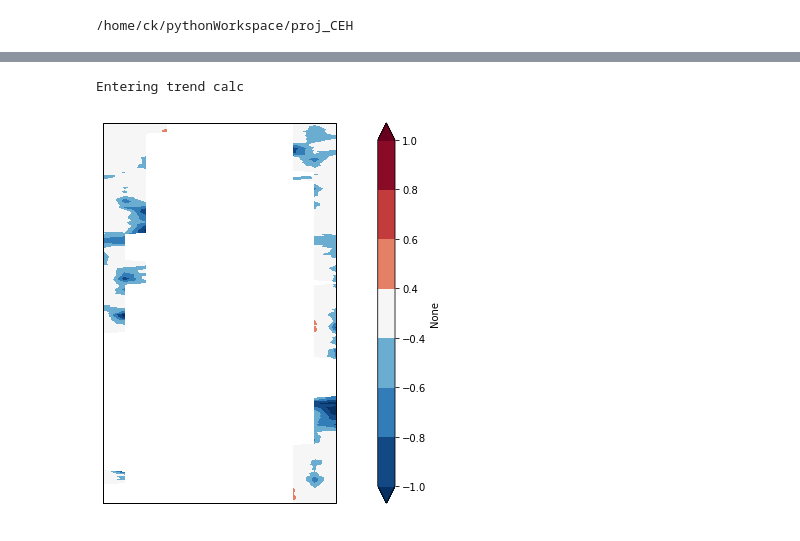
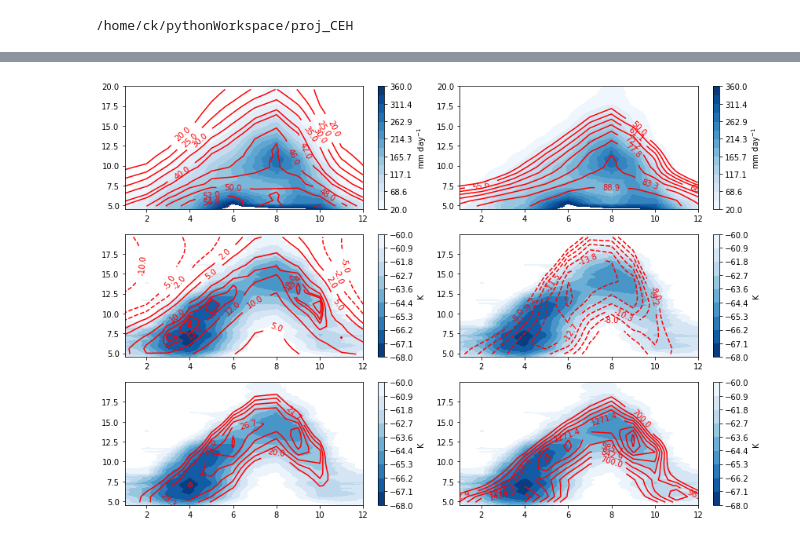
Before and after one commit to cornkle/proj_CEH, a Jupyter notebook: notebooks/CLOVER_HOVMOELLERS.ipynb, the cells around one changed output, grey strips where cells are left out. Saved outputs shown, nothing was run; the diff lists cells and outputs as text; code cells hidden in the pictures.

```diff
--- a/notebooks/CLOVER_HOVMOELLERS.ipynb
+++ b/notebooks/CLOVER_HOVMOELLERS.ipynb
@@ -43,16 +43,21 @@ era_srfc = xr.open_dataset(cnst.ERA5_MONTHLY_SRFC_SYNOP)
 era_srfc = era_srfc.where((era_srfc['t2m'])['time.hour'] == 12, drop=True)
 era_srfc = u_darrays.flip_lat(era_srfc)
 # %%
-era_srfc = era_srfc.sel(latitude=slice(4.5,20), longitude=slice(-12,12)).groupby('time.month').mean('time').mean('longitude')
+era_srfc = era_srfc.sel(latitude=slice(4.5,20), longitude=slice(-10,10)).groupby('time.month').mean('time').mean('longitude')
 # %%
-era_pl = era_pl.sel(latitude=slice(4.5,20), longitude=slice(-12,12)).groupby('time.month').mean('time').mean('longitude')
+era_pl = era_pl.sel(latitude=slice(4.5,20), longitude=slice(-10,10)).groupby('time.month').mean('time').mean('longitude')
 # %%
-shear = era_pl['u'].sel(level=slice(600,650)).mean('level') - era_pl['u'].sel(level=slice(850,900)).mean('level')
+u_shear = era_pl['u'].sel(level=slice(600,700)).mean('level') - era_pl['u'].sel(level=slice(900,925)).mean('level')
+v_shear = era_pl['v'].sel(level=slice(600,700)).mean('level') - era_pl['v'].sel(level=slice(900,925)).mean('level')
 q = era_pl['q'].sel(level=slice(850,925)).mean('level')
 qmid = era_pl['q'].sel(level=700)
+rh = era_pl['r'].sel(level=925)
 tdiff = era_pl['t'].sel(level=700)-era_pl['t'].sel(level=600)
+theta_low = u_met.theta_e(925,era_pl['t'].sel(level=925).values-273.15,era_pl['q'].sel(level=925).values)
+theta_high = u_met.theta_e(700,era_pl['t'].sel(level=700).values-273.15,era_pl['q'].sel(level=700).values)
+thetadiff = theta_low-theta_high
 
-div = era_pl['d'].sel(level=slice(850,950)).mean('level') * (era_pl['q'].sel(level=slice(850,950)).mean('level')*1000)
+div = era_pl['d'].sel(level=slice(850,900)).mean('level') * (era_pl['q'].sel(level=slice(850,900)).mean('level')*1000)
 
 tpw = era_srfc['tcwv']
 cape = era_srfc['cape']
@@ -100,9 +84,7 @@ trend['slope'].values[trend['pval'].values>0.05] = 0
 # %%
 ## a clean way of plotting - use matplotlib functions directly:
 
-def draw_map(data, lon, lat, l1, l2, nb,title=None,  mask_sig=None, quiver=None, contour=None, contour2=None, cbar_label=None,cmap='Blues'):
-    f=plt.figure(figsize=(15,7))  # this opens a plot window
-    ax = f.add_subplot(111)  # this opens a new plot axis
+def draw_map(ax, data, lon, lat, l1, l2, nb,title=None,  mask_sig=None, quiver=None, contour=None, contour2=None, cbar_label=None,cmap=None):
     #mapp = ax.contourf(lon, lat, data, **kwargs)  # this is the actual plot
     nb_lev = nb
     cmapp = uplot.discrete_cmap(nb_lev, base_cmap=cmap)
@@ -110,7 +92,7 @@ def draw_map(data, lon, lat, l1, l2, nb,title=None,  mask_sig=None, quiver=None,
 #     mapp = ax.pcolormesh(np.arange(0.5,13,1), lat,data
 #                           ,cmap=cmapp, vmin=l1, vmax=l2)
 
-    mapp = ax.contourf(np.arange(1,13,1), lat,data, levels=np.linspace(-69,-55,10), cmap='Blues_r' )
+    mapp = ax.contourf(np.arange(1,13,1), lat,data, levels=np.round(np.linspace(l1,l2,nb),1), cmap=cmap )
 
     #cbar = plt.colorbar(mapp, ticks=np.linspace(l1,l2,nb_lev+1))
     cbar = plt.colorbar(mapp)
@@ -142,4 +124,3 @@ def draw_map(data, lon, lat, l1, l2, nb,title=None,  mask_sig=None, quiver=None,
 #     ax.add_feature(cartopy.feature.BORDERS, linestyle='--'); # adds country borders
    # cbar = plt.colorbar(mapp)  # adds colorbar
     cbar.set_label(cbar_label)
-    plt.show()
@@ -193,4 +126,0 @@ ar = xr.open_dataarray(cnst.GRIDSAT + 'aggs/SAbox_meanT-50_hov_5000km2.nc')
-# %%
-trend=calc_trend(ar)
-# %% [output]
-Entering trend calc
@@ -200,5 +127,42 @@ trend['slope'].values = trend['slope'].values*10
-# %%
-contour = {'x' : mean.month.values, 'y': mean.lat.values, 'data': mean.values.T, 'levels': np.arange(-70,-50,2), 'cmap':'jet'}
-draw_map(trend['slope'], trend.month, trend.lat, cmap='RdBu_r', levels=[-1,-0.8,-0.6,-0.4,0.4,0.6,0.8,1], extend='both')
-# %% [output]
-[figure, removed]
+# %%
+f = plt.figure(figsize=(12,8))
+ax = f.add_subplot(321)
+#contour = {'x' : chov.month.values, 'y': chov.lat.values, 'data': chov['precip'].values.T, 'levels': np.linspace(4,300,10), 'cmap':'jet'}
+contour2 = {'x' : tpw.month.values, 'y': tpw.latitude.values, 'data': tpw.values.T, 'levels': [20,25,30,35,40,42,46,48,50,52,54], 'color':'red'}
+draw_map(ax,chov['precip'].values.T , chov.month.values, chov.lat.values, 20, 360,15, cmap='Blues',  \
+         title='Rainfall and total column water vapour', contour2=contour2, cbar_label='mm day$^{-1}$')
+
+ax = f.add_subplot(322)
+#contour = {'x' : chov.month.values, 'y': chov.lat.values, 'data': chov['precip'].values.T, 'levels': np.linspace(4,300,10), 'cmap':'jet'}
+contour2 = {'x' : tpw.month.values, 'y': tpw.latitude.values, 'data': rh.values.T, 'levels': np.linspace(50,100,10), 'color':'red'}
+draw_map(ax,chov['precip'].values.T , chov.month.values, chov.lat.values, 20, 360,15, cmap='Blues',  contour2=contour2, cbar_label='mm day$^{-1}$')
+
+
+ax1 = f.add_subplot(323)
+#contour = {'x' : shear.month.values, 'y': shear.latitude.values, 'data': shear.values.T, 'levels': np.linspace(-12,-8 ,5), 'cmap':'viridis_r'}
+#contour2 = {'x' : tdiff.month.values, 'y': cape.latitude.values, 'data': shear.values.T, 'levels': np.linspace(-15,-8,10), 'color':'red'}
+contour2 = {'x' : tdiff.month.values, 'y': cape.latitude.values, 'data': thetadiff.T, 'levels': [-10,-5,-2,2,5,10,12,13, 13.4, 14], 'color':'red'}
+draw_map(ax1, mean.values.T, mean.month, mean.lat, -68, -60, 10, cmap='Blues_r',  contour2=contour2, cbar_label='K')
+
+ax1 = f.add_subplot(324)
+#contour = {'x' : shear.month.values, 'y': shear.latitude.values, 'data': shear.values.T, 'levels': np.linspace(-12,-8 ,5), 'cmap':'viridis_r'}
+contour2 = {'x' : tdiff.month.values, 'y': cape.latitude.values, 'data': u_shear.values.T, 'levels': np.linspace(-15,-8,7), 'color':'red'}
+#contour2 = {'x' : tdiff.month.values, 'y': cape.latitude.values, 'data': thetadiff.T, 'levels': [-10,-5,-2,2,5,10,12,13, 13.4, 14], 'color':'red'}
+draw_map(ax1, mean.values.T, mean.month, mean.lat, -68, -60, 10, cmap='Blues_r',  contour2=contour2, cbar_label='K')
+
+ax1 = f.add_subplot(325)
+#contour = {'x' : shear.month.values, 'y': shear.latitude.values, 'data': shear.values.T, 'levels': np.linspace(-12,-8 ,5), 'cmap':'viridis_r'}
+contour2 = {'x' : tdiff.month.values, 'y': cape.latitude.values, 'data': np.abs(u_shear.values.T)+thetadiff.T, 'levels': np.linspace(20,30,7), 'color':'red'}
+#contour2 = {'x' : tdiff.month.values, 'y': cape.latitude.values, 'data': thetadiff.T, 'levels': [-10,-5,-2,2,5,10,12,13, 13.4, 14], 'color':'red'}
+draw_map(ax1, mean.values.T, mean.month, mean.lat, -68, -60, 10, cmap='Blues_r',  contour2=contour2, cbar_label='K')
+
+ax1 = f.add_subplot(326)
+#contour = {'x' : shear.month.values, 'y': shear.latitude.values, 'data': shear.values.T, 'levels': np.linspace(-12,-8 ,5), 'cmap':'viridis_r'}
+contour2 = {'x' : tdiff.month.values, 'y': cape.latitude.values, 'data': cape.T- u_shear.values.T, 'levels': np.linspace(700,1700,8), 'color':'red'}
+#contour2 = {'x' : tdiff.month.values, 'y': cape.latitude.values, 'data': thetadiff.T, 'levels': [-10,-5,-2,2,5,10,12,13, 13.4, 14], 'color':'red'}
+draw_map(ax1, mean.values.T, mean.month, mean.lat, -68, -60, 10, cmap='Blues_r',  contour2=contour2, cbar_label='K')
+
+
+plt.tight_layout()
+# %% [output]
+[figure, added]
```
Also changed, not shown: parts of 16 cells of this notebook, 7 other files.
